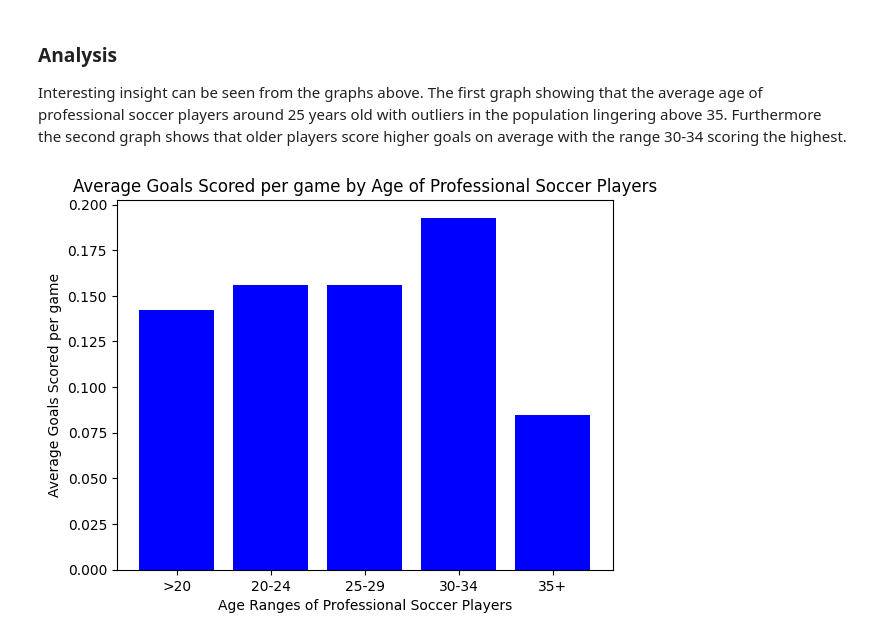
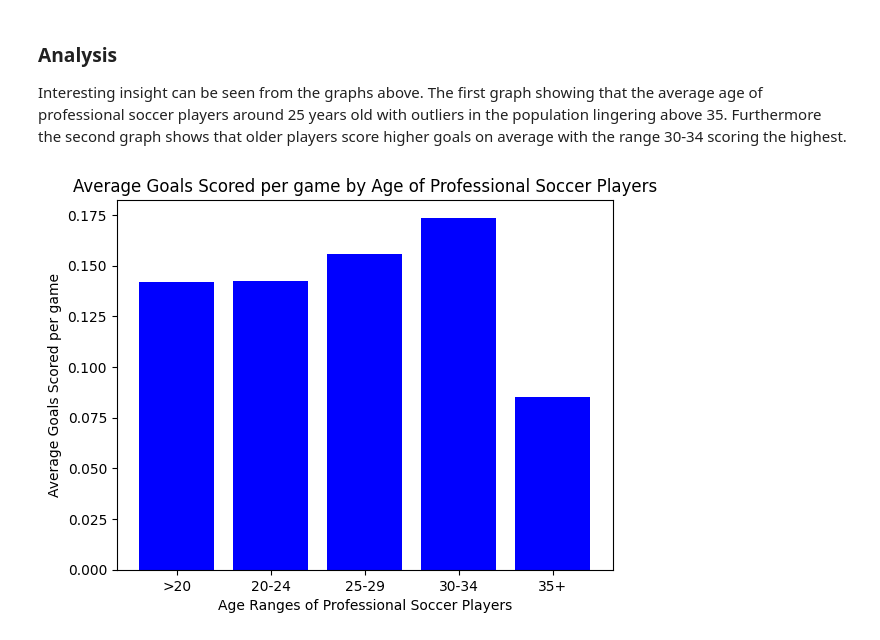
Before and after one commit to magriffy/Portfolio_Data_Analytics, a Jupyter notebook: soccer/analysis.ipynb, the cells around one changed output. Cells and saved outputs as stored; diff of their text form; code cells hidden in the pictures.

Commit message:
Removed Outliers from Goals per game

```diff
--- a/soccer/analysis.ipynb
+++ b/soccer/analysis.ipynb
@@ -84,7 +84,7 @@ for index, row in df.iterrows():
     goalCheck = row["Goals"]
 
     # Skip rows with missing values
-    if pd.isnull(age) or pd.isnull(goals) or pd.isnull(goalCheck):
+    if pd.isnull(goals) or goals > 0.99 :
         continue
 
     # Update age count
@@ -96,31 +96,31 @@ for index, row in df.iterrows():
     # Categorize goals based on age range
     if goalCheck > 0:
         if age < 20:
             nb20.append(goals)
         elif age < 25:
             nb25.append(goals)
         elif age < 30:
             nb30.append(goals)
         elif age < 35:
             nb35.append(goals)
         else:
             na35.append(goals)
 
 # Compute averages safely
 new_ranges = [">20", "20-24", "25-29", "30-34", "35+"]
 new_values = [
     sum(nb20) / len(nb20) if nb20 else 0,
     sum(nb25) / len(nb25) if nb25 else 0,
     sum(nb30) / len(nb30) if nb30 else 0,
     sum(nb35) / len(nb35) if nb35 else 0,
     sum(na35) / len(na35) if na35 else 0,
 ]
 
 # Plot the results
 plt.bar(new_ranges, new_values, color="blue")
 plt.xlabel("Age Ranges of Professional Soccer Players")
 plt.ylabel("Average Goals Scored per game")
 plt.title("Average Goals Scored per game by Age of Professional Soccer Players")
 plt.show()
 # %% [output]
-[figure, old version]
+[figure, new version]
```
